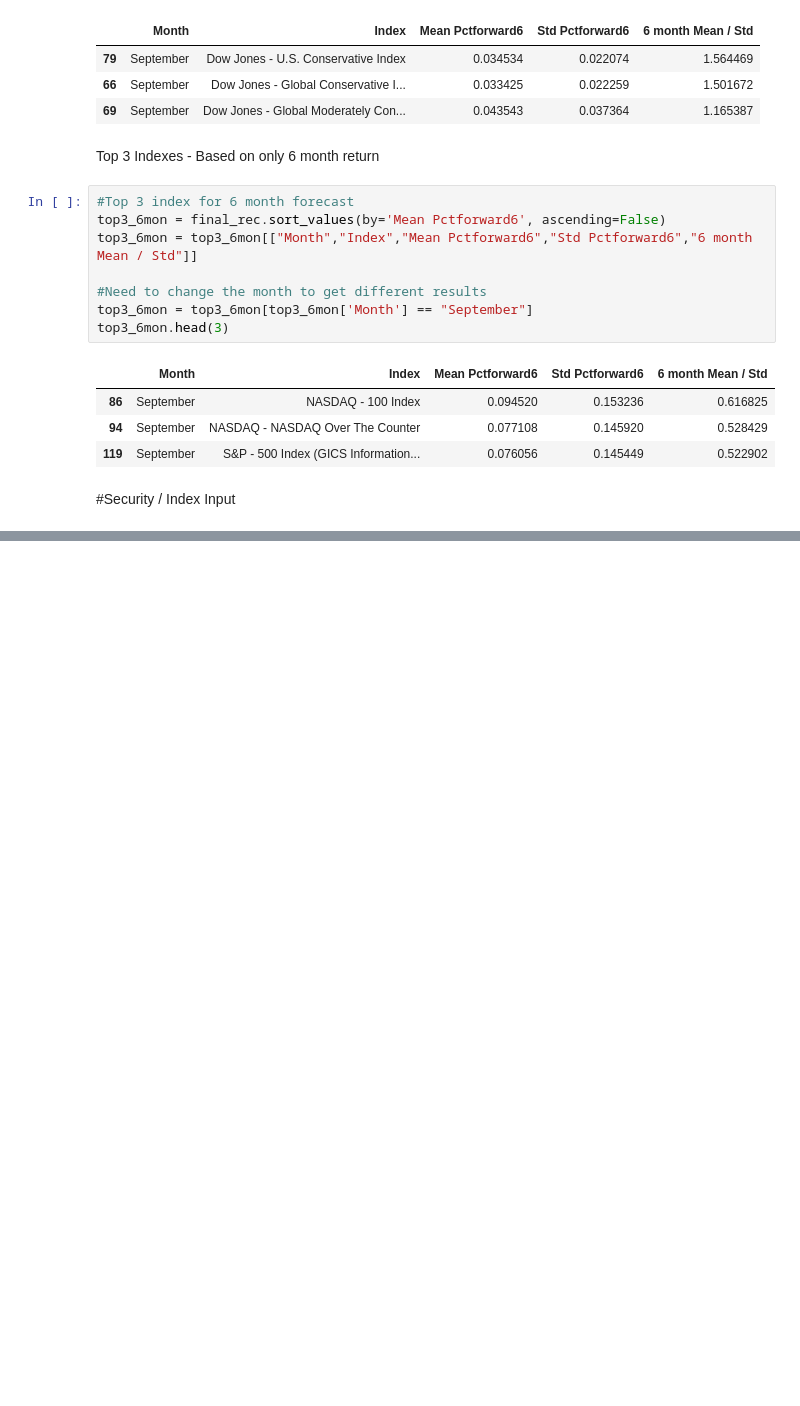
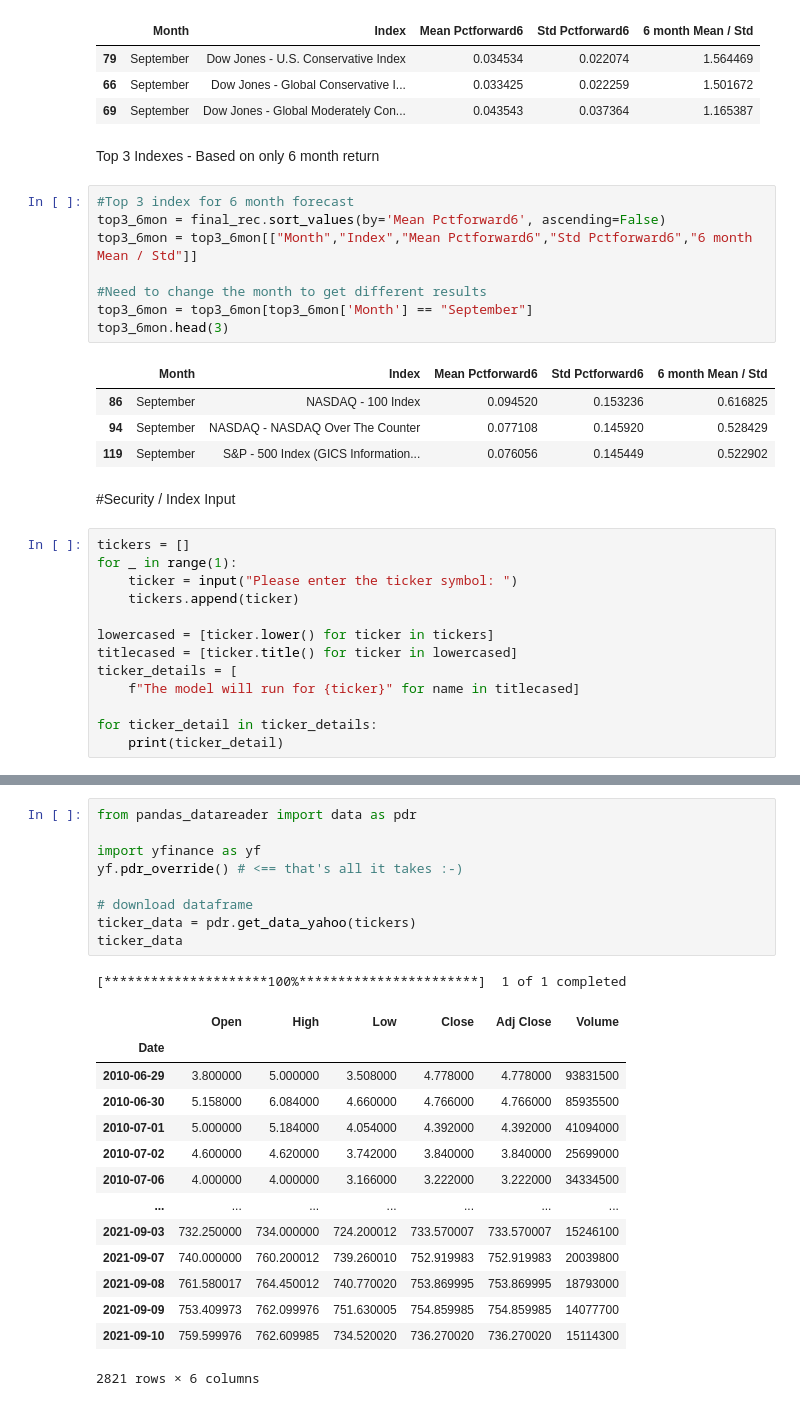
Before and after one commit to AlexNoonan-Syracuse/BigDataProject, a Jupyter notebook: ArimaModels_SW_9_12.ipynb, the cells around one changed output, grey strips where cells are left out. Cells and saved outputs as stored; diff of their text form; blank space fills up the shorter version.

```diff
--- a/ArimaModels_SW_9_12.ipynb
+++ b/ArimaModels_SW_9_12.ipynb
@@ -800,3 +780,16 @@ top3_6mon.head(3)
 | 119 | September | S&P - 500 Index (GICS Information... | 0.076056 | 0.145449 | 0.522902 |
 # %% [markdown]
 #Security / Index Input
+# %%
+tickers = []
+for _ in range(1):
+    ticker = input("Please enter the ticker symbol: ")
+    tickers.append(ticker)
+
+lowercased = [ticker.lower() for ticker in tickers]
+titlecased = [ticker.title() for ticker in lowercased]
+ticker_details = [
+    f"The model will run for {ticker}" for name in titlecased]
+
+for ticker_detail in ticker_details:
+    print(ticker_detail)
@@ -802,0 +819,25 @@ top3_6mon.head(3)
+# %%
+from pandas_datareader import data as pdr
+
+import yfinance as yf
+yf.pdr_override() # <== that's all it takes :-)
+
+# download dataframe
+ticker_data = pdr.get_data_yahoo(tickers)
+ticker_data
+# %% [output]
+[*********************100%***********************]  1 of 1 completed
+|  | Open | High | Low | Close | Adj Close | Volume |
+| Date |  |  |  |  |  |  |
+| 2010-06-29 | 3.800000 | 5.000000 | 3.508000 | 4.778000 | 4.778000 | 93831500 |
+| 2010-06-30 | 5.158000 | 6.084000 | 4.660000 | 4.766000 | 4.766000 | 85935500 |
+| 2010-07-01 | 5.000000 | 5.184000 | 4.054000 | 4.392000 | 4.392000 | 41094000 |
+| 2010-07-02 | 4.600000 | 4.620000 | 3.742000 | 3.840000 | 3.840000 | 25699000 |
+| 2010-07-06 | 4.000000 | 4.000000 | 3.166000 | 3.222000 | 3.222000 | 34334500 |
+| ... | ... | ... | ... | ... | ... | ... |
+| 2021-09-03 | 732.250000 | 734.000000 | 724.200012 | 733.570007 | 733.570007 | 15246100 |
+| 2021-09-07 | 740.000000 | 760.200012 | 739.260010 | 752.919983 | 752.919983 | 20039800 |
+| 2021-09-08 | 761.580017 | 764.450012 | 740.770020 | 753.869995 | 753.869995 | 18793000 |
+| 2021-09-09 | 753.409973 | 762.099976 | 751.630005 | 754.859985 | 754.859985 | 14077700 |
+| 2021-09-10 | 759.599976 | 762.609985 | 734.520020 | 736.270020 | 736.270020 | 15114300 |
+2821 rows × 6 columns
```
Also changed, not shown: parts of 8 cells of this notebook.
